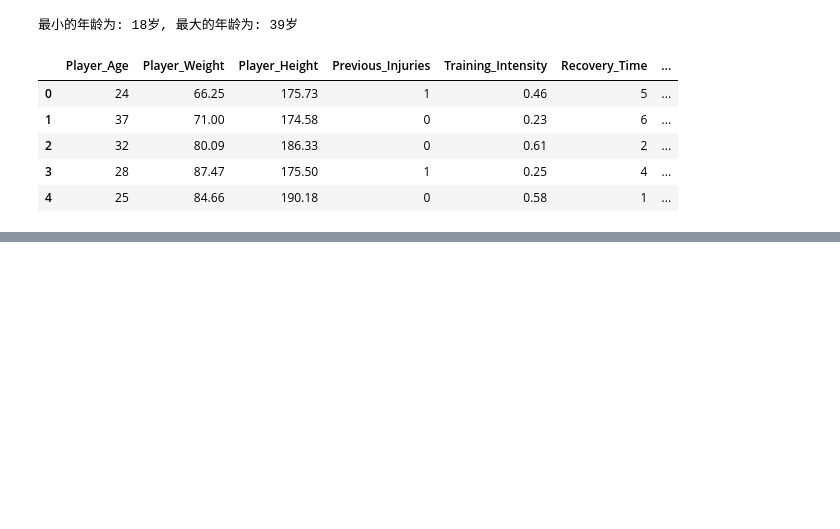
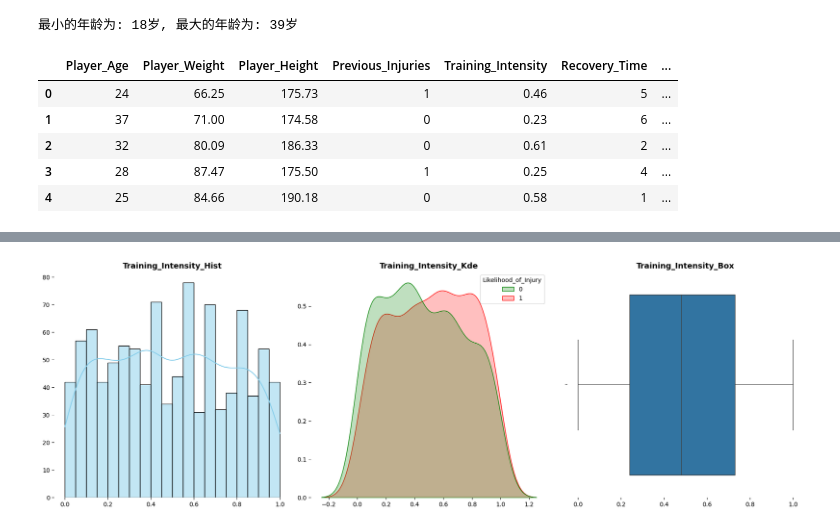
Before and after one commit to Dougzl/AI, a Jupyter notebook: 99.实战/运动员受伤预测.ipynb, the cells around one changed output, grey strips where cells are left out. Drawn from its saved outputs; the diff is of its cells as text; code cells hidden in the pictures; blank space fills up the shorter version.

```diff
--- a/99.实战/运动员受伤预测.ipynb
+++ b/99.实战/运动员受伤预测.ipynb
@@ -127,0 +166,4 @@ df.head()
+# %%
+plot_hist_kde_boxplot(df, 'Training_Intensity', 'Likelihood_of_Injury')
+# %% [output]
+[figure, added]
```
Also changed, not shown: parts of 13 cells of this notebook, 1 other file.
